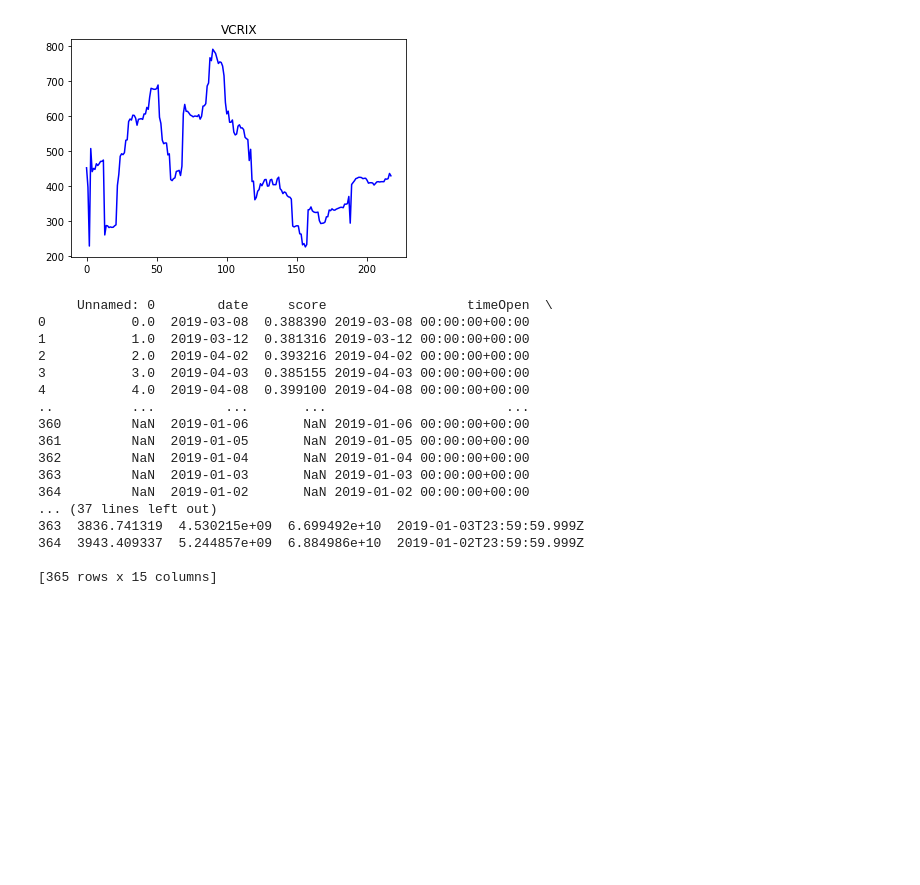
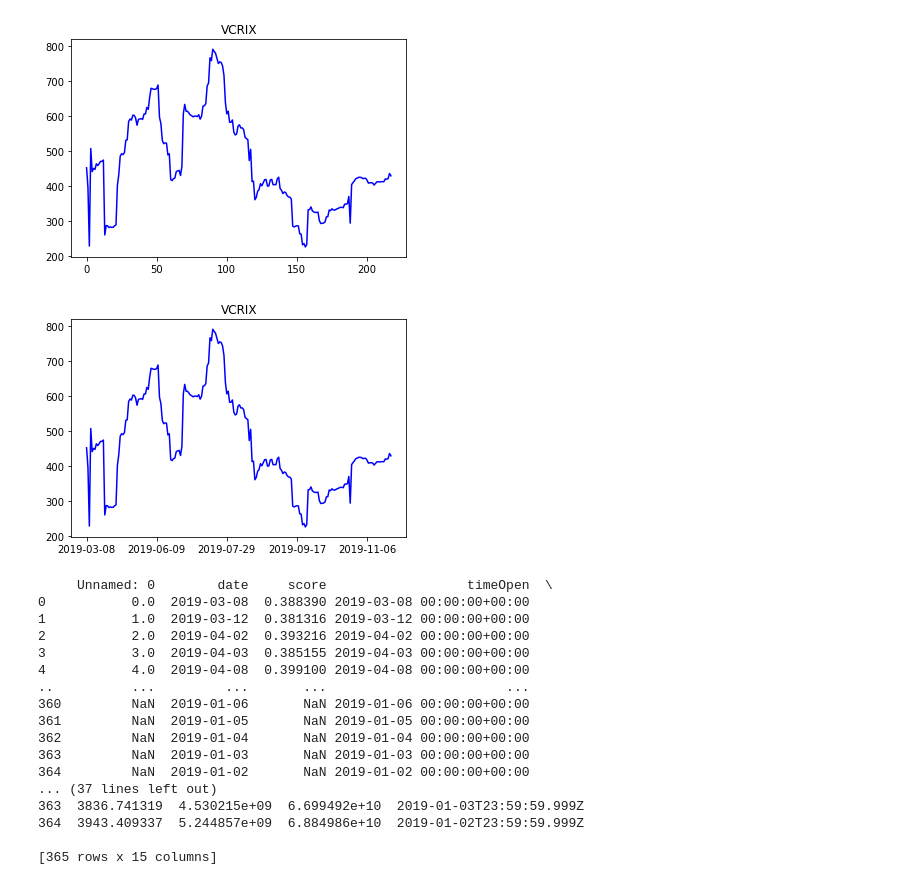
Before and after one commit to QuantLet/Emoji-Embedding-For-Finance, a Jupyter notebook: BTC&VCRIX/BTC&VCRIX.ipynb, the cells around one changed output. Cells and saved outputs as stored; diff of their text form; code cells hidden in the pictures; blank space fills up the shorter version.

```diff
--- a/BTC&VCRIX/BTC&VCRIX.ipynb
+++ b/BTC&VCRIX/BTC&VCRIX.ipynb
@@ -37,3 +37,29 @@ plt.title('VCRIX')
 plt.savefig("VCRIX.png",transparent = True)
 # %% [output]
 [figure]
+# %%
+import matplotlib.pyplot as plt
+import numpy as np
+import pandas as pd
+
+# Example DataFrame creation
+# Assuming merged_df is your DataFrame and it already exists with 'date' and 'vcrix' columns
+# merged_df = pd.DataFrame({
+#     'date': pd.date_range(start="2020-01-01", periods=1000, freq='D'),
+#     'vcrix': np.random.randn(1000).cumsum()
+# })
+
+# Plotting the 'vcrix' column
+plt.plot(np.arange(len(merged_df['vcrix'])), list(merged_df['vcrix']), color='blue')
+plt.title('VCRIX')
+
+# Setting x-axis ticks and labels
+tick_positions = np.arange(0, len(merged_df['date']), 50)  # Positions every 50 points
+tick_labels = [merged_df['date'].iloc[pos] for pos in tick_positions]  # Corresponding date labels
+plt.xticks(tick_positions, tick_labels)  # Set ticks and rotate for readability
+
+# Saving the figure with a transparent background
+plt.savefig("VCRIX.png", transparent=True)
+plt.show()  # Show the plot
+# %% [output]
+[figure, added]
```
Also changed, not shown: parts of 6 cells of this notebook, 8 other files.
